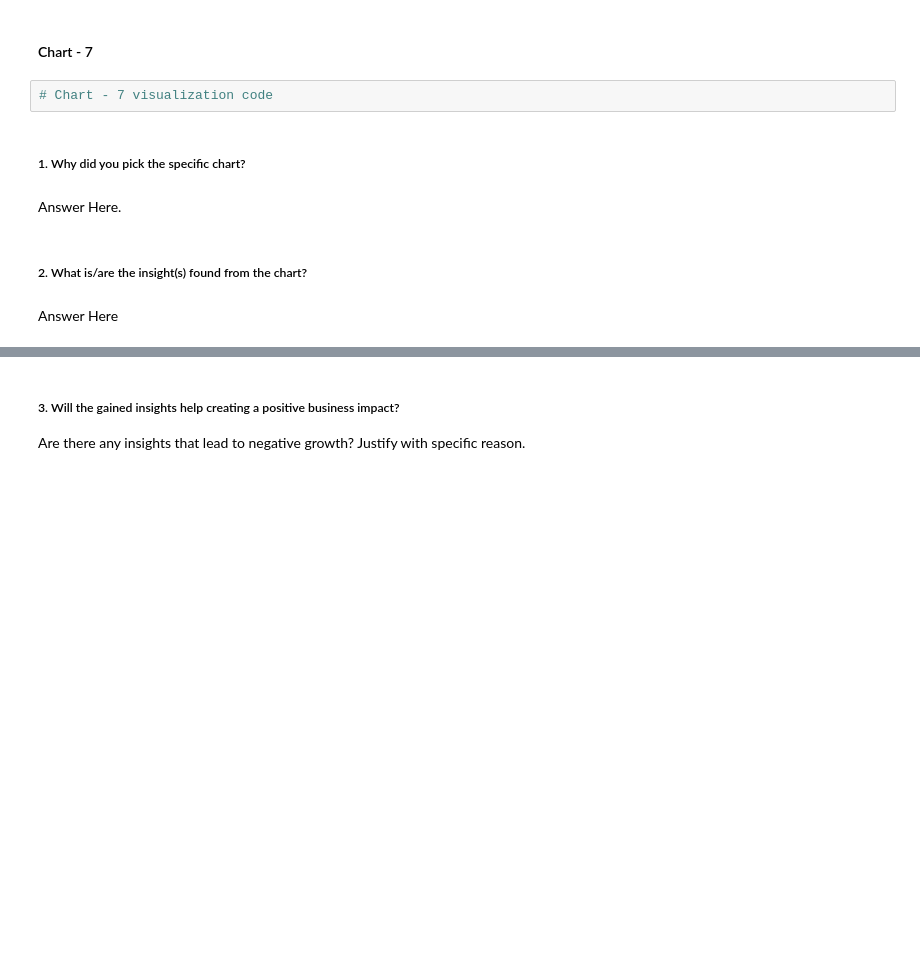
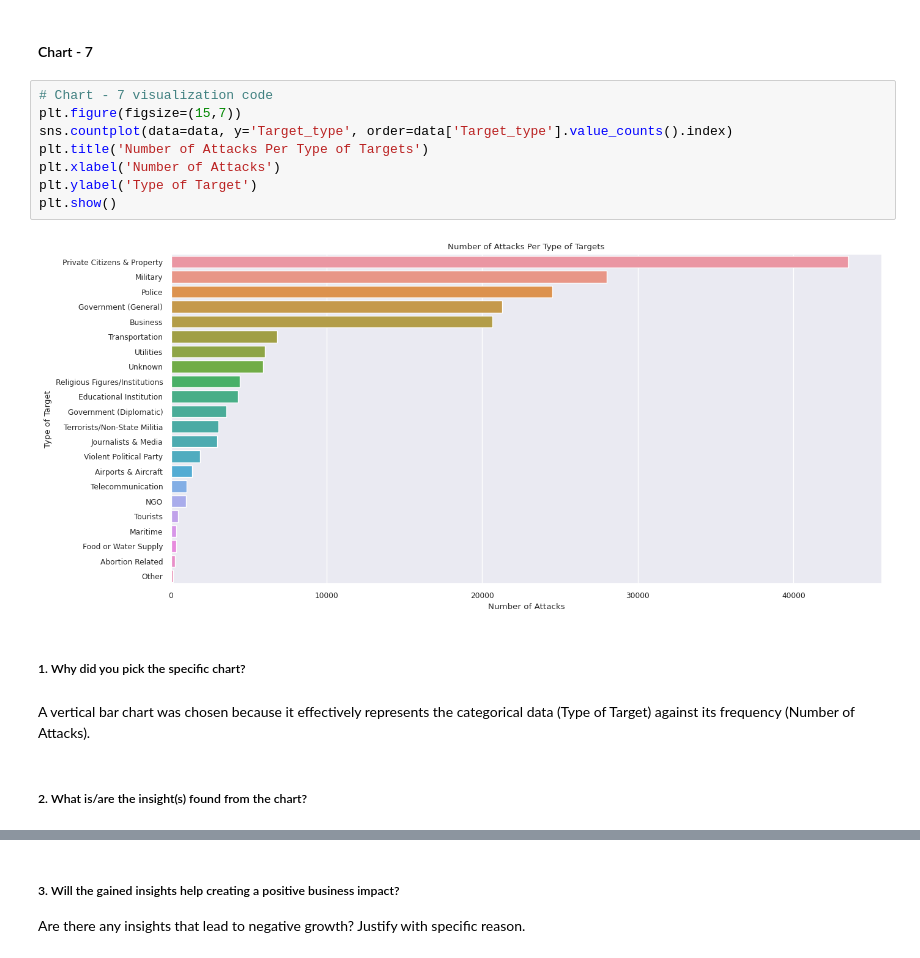
Before and after one commit to Shubham231-code/EDA-Global-Terrorism-Dataset, a Jupyter notebook: Global_Terrorism_Dataset_EDA_Submissio.ipynb, the cells around one changed output, grey strips where cells are left out. Cells and saved outputs as stored; diff of their text form; blank space fills up the shorter version.

```diff
--- a/Global_Terrorism_Dataset_EDA_Submissio.ipynb
+++ b/Global_Terrorism_Dataset_EDA_Submissio.ipynb
@@ -520,13 +520,19 @@ Are there any insights that lead to negative growth? Justify with specific reaso
 while the insights from the chart can indeed provide valuable information that can lead to positive business decisions and strategies, they also highlight areas of potential concern that could negatively affect growth. The key is to use the insights proactively: to mitigate risks, design effective interventions, and capitalize on opportunities.
 # %% [markdown]
 #### Chart - 7
-# %%
-# Chart - 7 visualization code
+# %%
+# Chart - 7 visualization code
+plt.figure(figsize=(15,7))
+sns.countplot(data=data, y='Target_type', order=data['Target_type'].value_counts().index)
+plt.title('Number of Attacks Per Type of Targets')
+plt.xlabel('Number of Attacks')
+plt.ylabel('Type of Target')
+plt.show()
+# %% [output]
+[figure, added]
 # %% [markdown]
 ##### 1. Why did you pick the specific chart?
-# %% [markdown]
-Answer Here.
+# %% [markdown]
+A vertical bar chart was chosen because it effectively represents the categorical data (Type of Target) against its frequency (Number of Attacks).
 # %% [markdown]
 ##### 2. What is/are the insight(s) found from the chart?
-# %% [markdown]
-Answer Here
```
Also changed, not shown: parts of 29 cells of this notebook.
